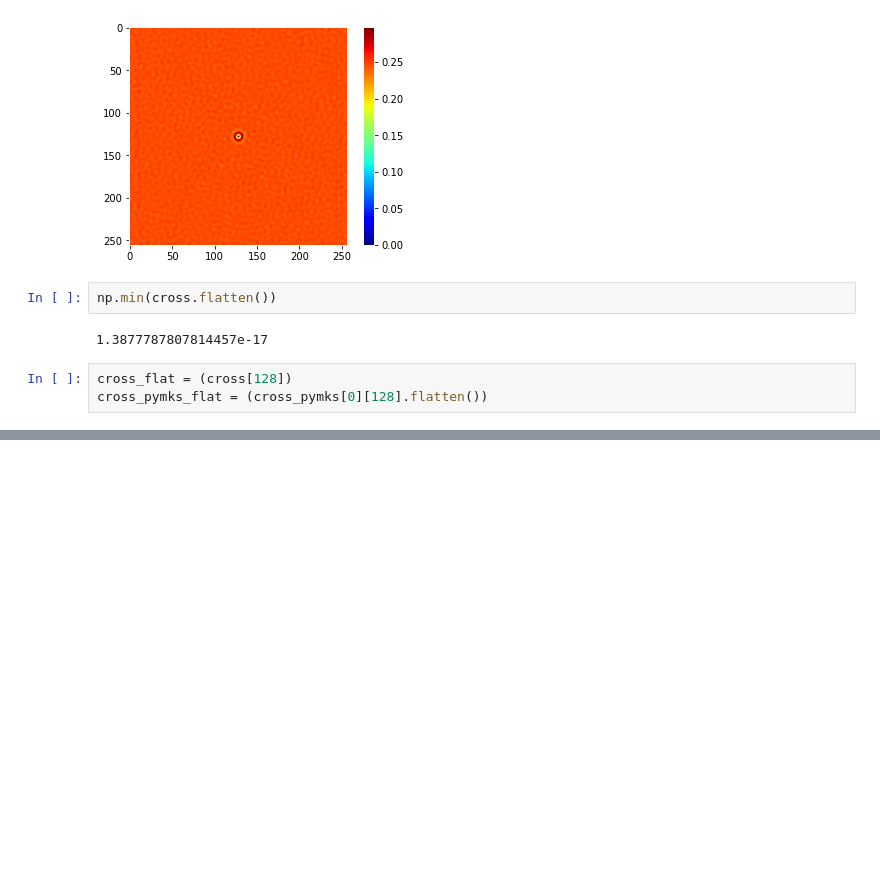
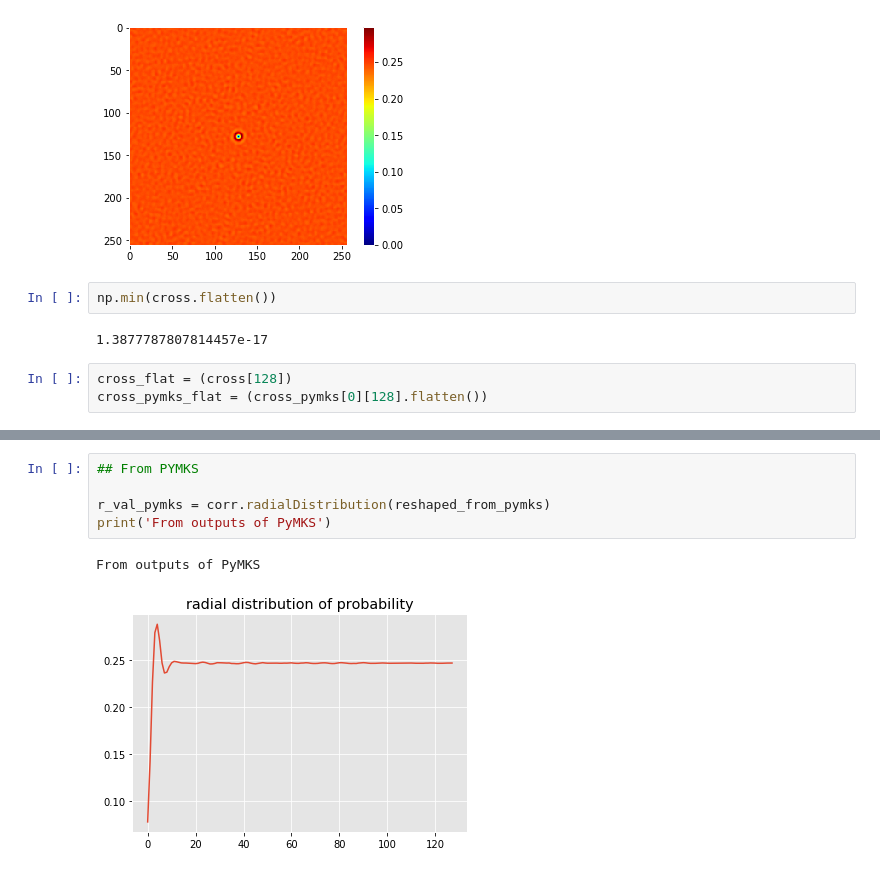
Before and after one commit to nhgowtham/MicrostructureStatistics, a Jupyter notebook: 2 point correlations example.ipynb, the cells around one changed output, grey strips where cells are left out. Saved outputs shown, nothing was run; the diff lists cells and outputs as text; blank space fills up the shorter version.

```diff
--- a/2 point correlations example.ipynb
+++ b/2 point correlations example.ipynb
@@ -124,0 +116,8 @@ array([0.2481842 , 0.24694824, 0.24710083, 0.24784851, 0.2481842 ,
+# %%
+## From PYMKS
+
+r_val_pymks = corr.radialDistribution(reshaped_from_pymks)
+print('From outputs of PyMKS')
+# %% [output]
+From outputs of PyMKS
+[figure, added]
```
Also changed, not shown: parts of 11 cells of this notebook, 2 other files.
